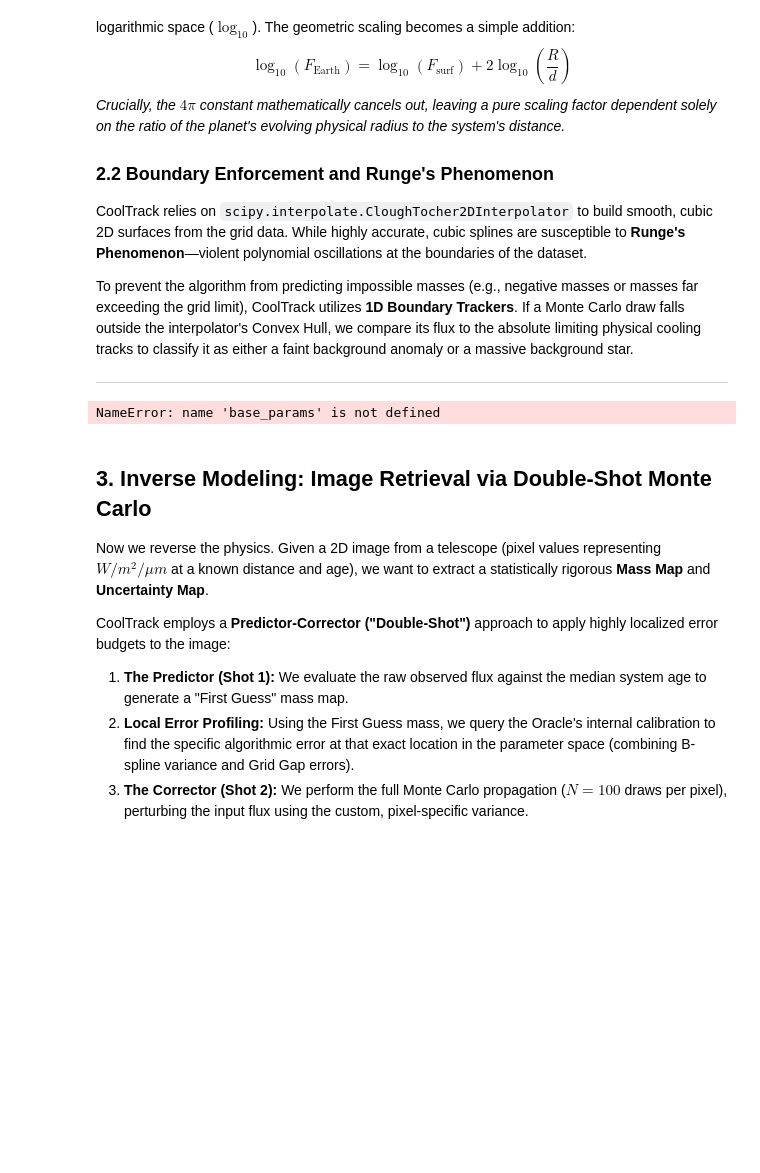
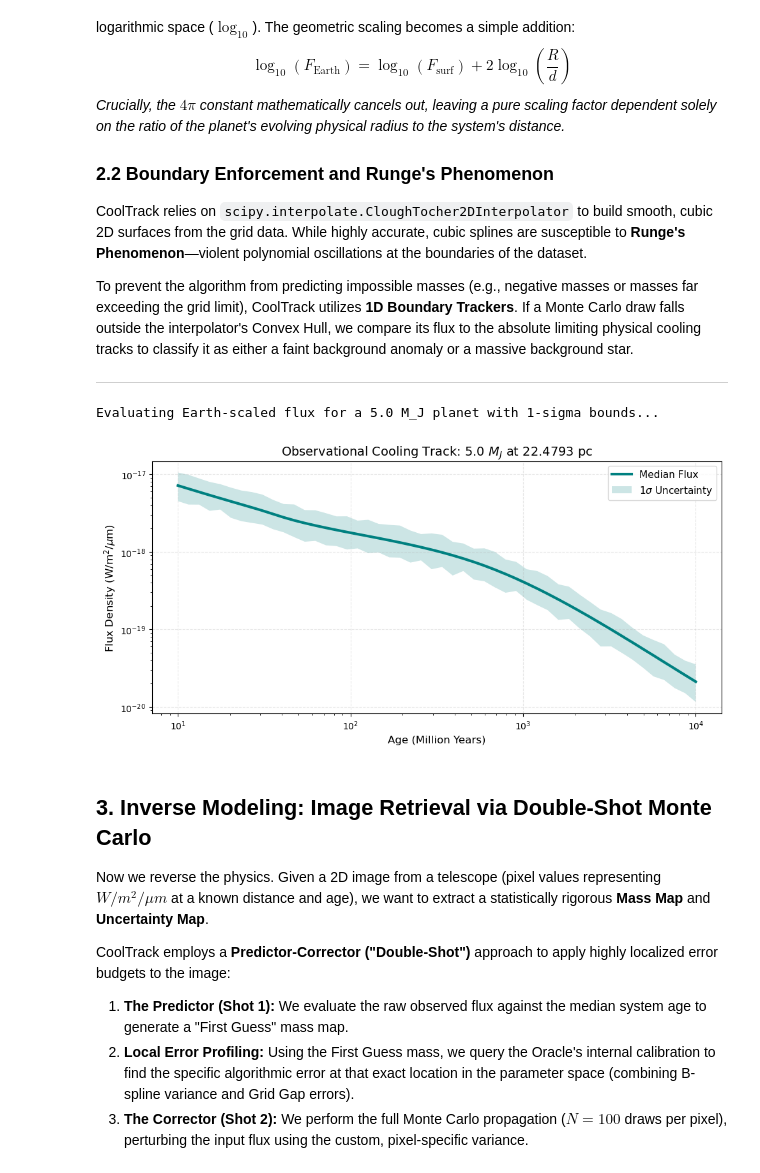
Before and after one commit to ChristianSWilkinson/cooltrack, a Jupyter notebook: notebooks/explainer.ipynb, the cells around one changed output. Cells and saved outputs as stored; diff of their text form; code cells hidden in the pictures; blank space fills up the shorter version.

```diff
--- a/notebooks/explainer.ipynb
+++ b/notebooks/explainer.ipynb
@@ -146,6 +161,11 @@ from scipy.interpolate import CloughTocher2DInterpolator, interp1d
 # --- Physical Constants ---
 RJ_TO_M = 7.1492e7
 PC_TO_M = 3.0857e16
+
+base_params = {
+    'T_irr': 0.0, 'Met': 0.0, 'core': 10.0,
+    'f_sed_refractory': 6.0, 'f_sed_volatile': 6.0, 'kzz': 8.0
+}
 
 def scale_to_earth_flux(surf_flux_dex, radius_rj, distance_pc):
     """Scales model surface flux to observed flux at Earth via (R/d)^2"""
@@ -203,34 +223,35 @@ for age in eval_ages_yr:
         else:
             extracted_fluxes_lower.append(np.nan)
 
     else:
         extracted_fluxes_w_m2_um.append(np.nan)
         extracted_fluxes_upper.append(np.nan)
         extracted_fluxes_lower.append(np.nan)
 
 # Visualization of the Forward Model Flux
 fig, ax1 = plt.subplots(figsize=(10, 5))
 
 # Plot Median Line
 ax1.plot(eval_ages_yr / 1e6, extracted_fluxes_w_m2_um, color='teal', lw=3, label=f"Median Flux")
 
 # Plot Uncertainty Ribbon
 ax1.fill_between(eval_ages_yr / 1e6, extracted_fluxes_lower, extracted_fluxes_upper,
                  color='teal', alpha=0.2, edgecolor='none', label="1$\sigma$ Uncertainty")
 
 ax1.set_ylabel('Flux Density (W/m$^2$/$\mu$m)', fontsize=12)
 ax1.set_xlabel('Age (Million Years)', fontsize=12)
 ax1.set_title(f'Observational Cooling Track: 5.0 $M_J$ at {SYSTEM_DIST_PC} pc', fontsize=14)
 
 ax1.set_xscale('log')
 ax1.set_yscale('log')
 ax1.grid(True, alpha=0.3, ls='--')
 ax1.legend(loc='upper right', fontsize=11)
 
 plt.tight_layout()
 plt.show()
 # %% [output]
-NameError: name 'base_params' is not defined
+Evaluating Earth-scaled flux for a 5.0 M_J planet with 1-sigma bounds...
+[figure, added]
 # %% [markdown]
 ## 3. Inverse Modeling: Image Retrieval via Double-Shot Monte Carlo
 
```
Also changed, not shown: parts of 3 cells of this notebook, 1 other file.
